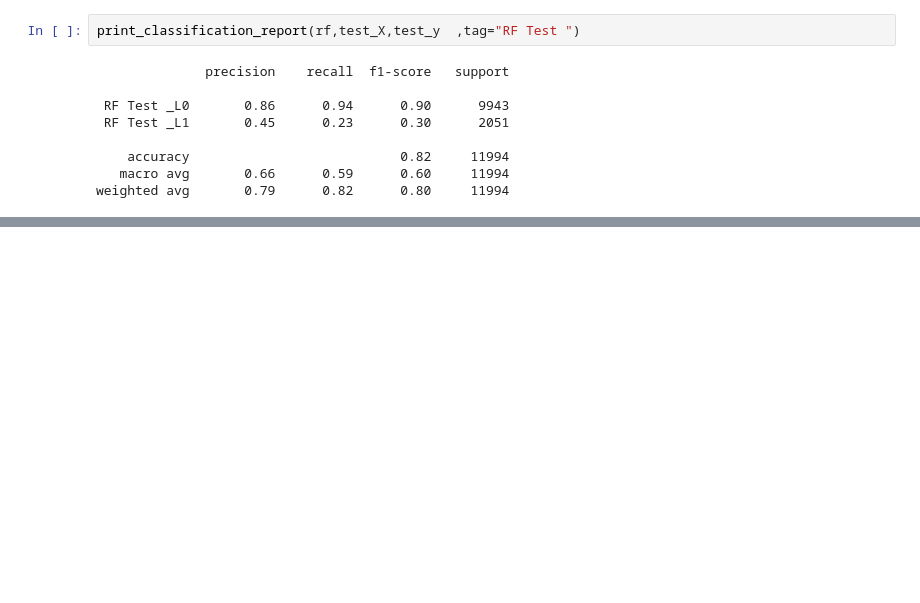
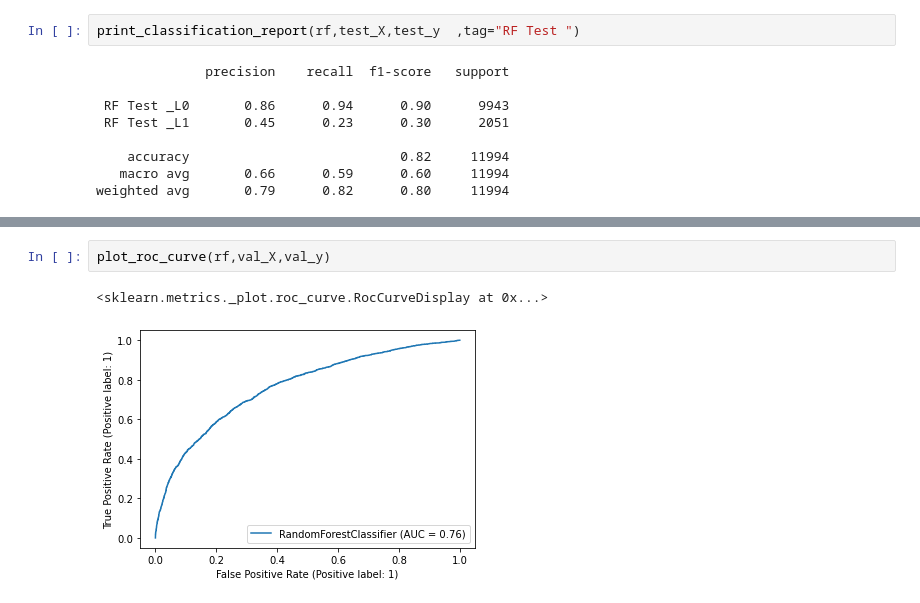
Before and after one commit to s3785704/machine-learning-assign01, a Jupyter notebook: assign1.ipynb, the cells around one changed output, grey strips where cells are left out. Drawn from its saved outputs; the diff is of its cells as text; blank space fills up the shorter version.

```diff
--- a/assign1.ipynb
+++ b/assign1.ipynb
@@ -771,0 +870,5 @@ weighted avg       0.79      0.82      0.80     11994
+# %%
+plot_roc_curve(rf,val_X,val_y)
+# %% [output]
+<sklearn.metrics._plot.roc_curve.RocCurveDisplay at 0x...>
+[figure, added]
```
Also changed, not shown: parts of 9 cells of this notebook.
